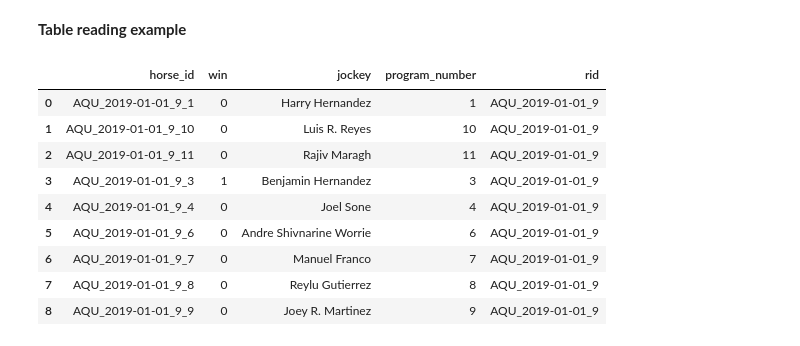
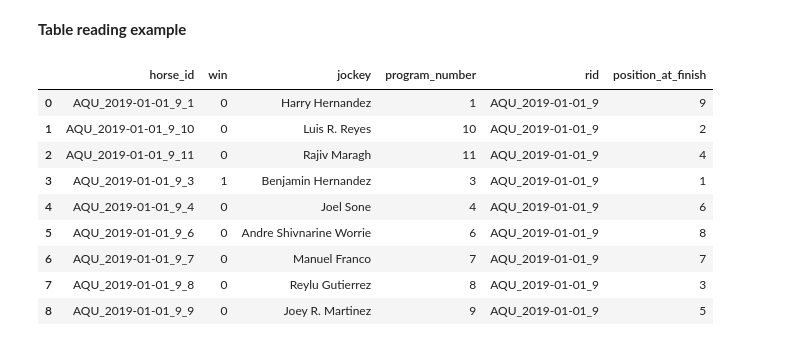
Before and after one commit to sajodajo/HorseRacing, a Jupyter notebook: notebooks/data_ingestion.ipynb, the cells around one changed output. Drawn from its saved outputs; the diff is of its cells as text; code cells hidden in the pictures.

```diff
--- a/notebooks/data_ingestion.ipynb
+++ b/notebooks/data_ingestion.ipynb
@@ -76,0 +103,3 @@ Name: rid, dtype: object
+# %%
+df_horse_ids["horse_pk"] = df_horse_ids.apply(lambda x: f"{x["track_id"]}_{x["race_date"]}_{x["race"]}_{x["program_number"]}", axis=1)
+df_horse_ids["horse_pk"].head()
@@ -76,0 +113,3 @@ Name: rid, dtype: object
+# %%
+df_horse_ids["horse_id"] = df_horse_ids["horse_id"].astype(str).str.rstrip()
+df_horse_ids["horse_id"].unique()
@@ -76,0 +119,3 @@ Name: rid, dtype: object
+# %%
+df = df.merge(df_horse_ids[["horse_pk", "horse_id"]], on="horse_pk", how="left")
+df.head()
@@ -76,0 +130,3 @@ Name: rid, dtype: object
+# %%
+df = df.merge(df_horse_names[["horse_id","horse_name"]], on="horse_id", how="left")
+df.head()
@@ -79,17 +146,17 @@ Name: rid, dtype: object
 # %%
 example = df[df["rid"] == "AQU_2019-01-01_9"]
 example = example.groupby("horse_id").first().reset_index()
 
-example[["horse_id", "win", "jockey", "program_number", "rid"]].head(20)
+example[["horse_id", "win", "jockey", "program_number", "rid", "position_at_finish"]].head(20)
 # %% [output]
-|  | horse_id | win | jockey | program_number | rid |
-| 0 | AQU_2019-01-01_9_1 | 0 | Harry Hernandez | 1 | AQU_2019-01-01_9 |
-| 1 | AQU_2019-01-01_9_10 | 0 | Luis R. Reyes | 10 | AQU_2019-01-01_9 |
-| 2 | AQU_2019-01-01_9_11 | 0 | Rajiv Maragh | 11 | AQU_2019-01-01_9 |
-| 3 | AQU_2019-01-01_9_3 | 1 | Benjamin Hernandez | 3 | AQU_2019-01-01_9 |
-| 4 | AQU_2019-01-01_9_4 | 0 | Joel Sone | 4 | AQU_2019-01-01_9 |
-| 5 | AQU_2019-01-01_9_6 | 0 | Andre Shivnarine Worrie | 6 | AQU_2019-01-01_9 |
-| 6 | AQU_2019-01-01_9_7 | 0 | Manuel Franco | 7 | AQU_2019-01-01_9 |
-| 7 | AQU_2019-01-01_9_8 | 0 | Reylu Gutierrez | 8 | AQU_2019-01-01_9 |
-| 8 | AQU_2019-01-01_9_9 | 0 | Joey R. Martinez | 9 | AQU_2019-01-01_9 |
+|  | horse_id | win | jockey | program_number | rid | position_at_finish |
+| 0 | AQU_2019-01-01_9_1 | 0 | Harry Hernandez | 1 | AQU_2019-01-01_9 | 9 |
+| 1 | AQU_2019-01-01_9_10 | 0 | Luis R. Reyes | 10 | AQU_2019-01-01_9 | 2 |
+| 2 | AQU_2019-01-01_9_11 | 0 | Rajiv Maragh | 11 | AQU_2019-01-01_9 | 4 |
+| 3 | AQU_2019-01-01_9_3 | 1 | Benjamin Hernandez | 3 | AQU_2019-01-01_9 | 1 |
+| 4 | AQU_2019-01-01_9_4 | 0 | Joel Sone | 4 | AQU_2019-01-01_9 | 6 |
+| 5 | AQU_2019-01-01_9_6 | 0 | Andre Shivnarine Worrie | 6 | AQU_2019-01-01_9 | 8 |
+| 6 | AQU_2019-01-01_9_7 | 0 | Manuel Franco | 7 | AQU_2019-01-01_9 | 7 |
+| 7 | AQU_2019-01-01_9_8 | 0 | Reylu Gutierrez | 8 | AQU_2019-01-01_9 | 3 |
+| 8 | AQU_2019-01-01_9_9 | 0 | Joey R. Martinez | 9 | AQU_2019-01-01_9 | 5 |
 # %%
```
Also changed, not shown: parts of 14 cells of this notebook, 1 other file.
